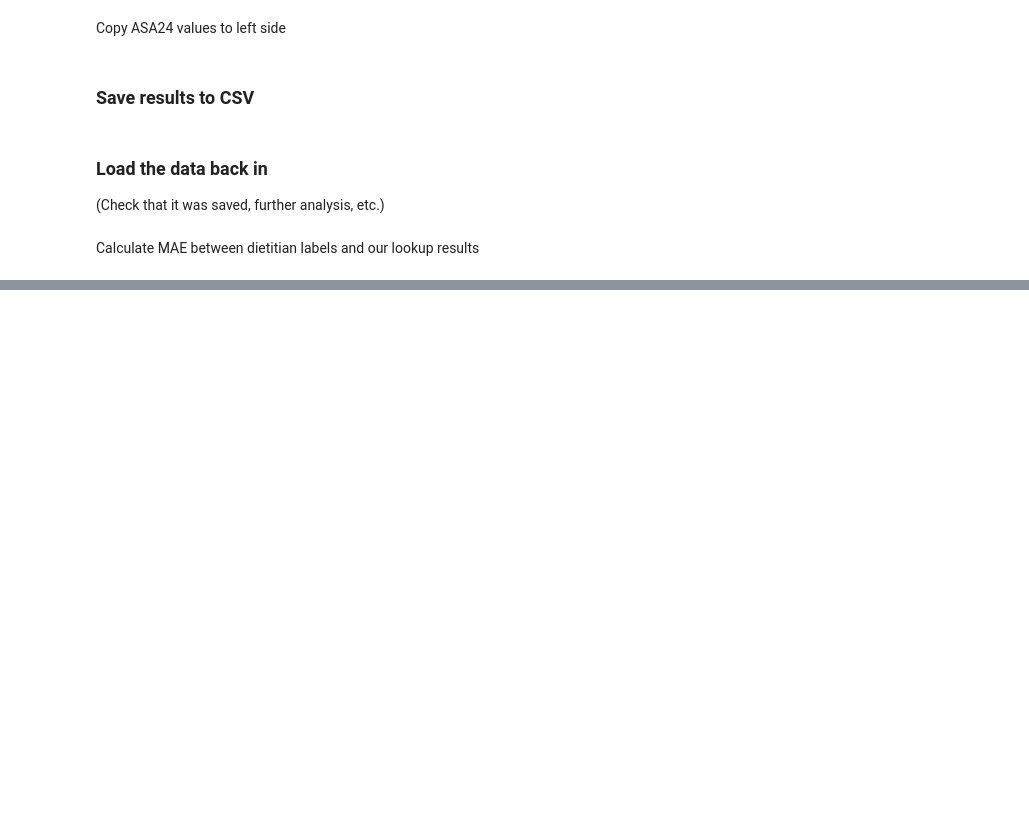
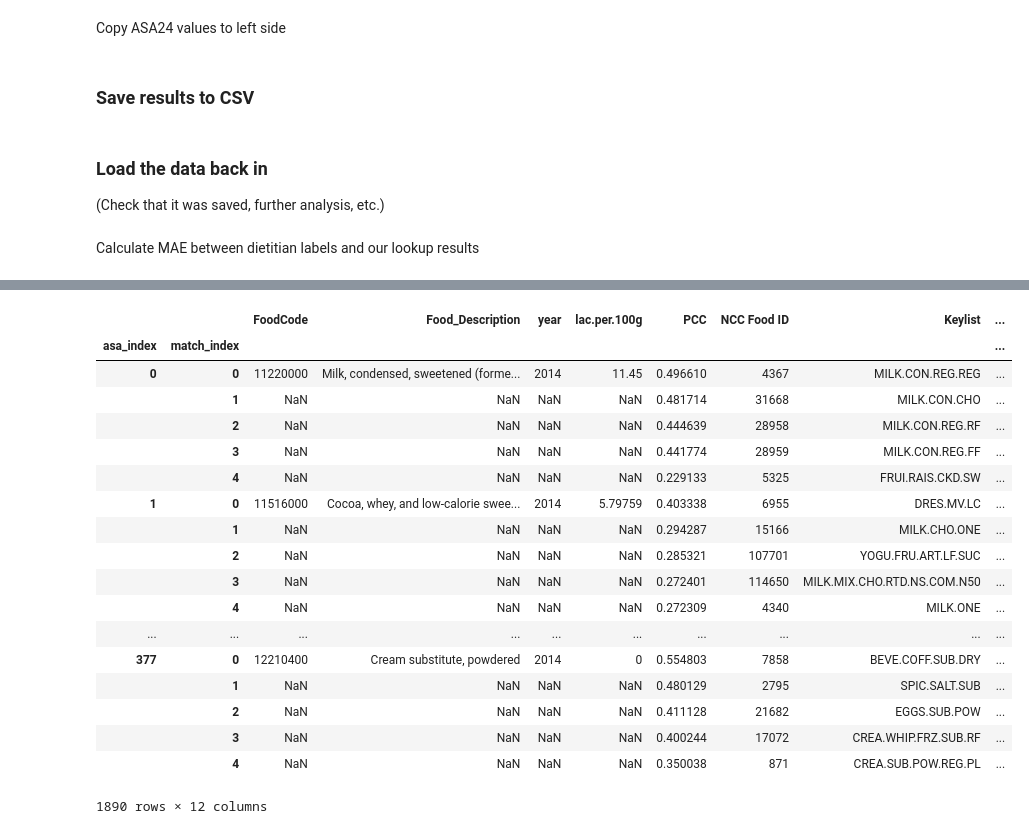
Before and after one commit to IBPA/dairy_matching, a Jupyter notebook: scripts/matching_pcc.ipynb, the cells around one changed output, grey strips where cells are left out. Saved outputs shown, nothing was run; the diff lists cells and outputs as text; code cells hidden in the pictures; blank space fills up the shorter version.

```diff
--- a/scripts/matching_pcc.ipynb
+++ b/scripts/matching_pcc.ipynb
@@ -373,3 +350,25 @@ def plot_results(actual,pred):
+# %%
+results_top_desc_only
+# %% [output]
+|  |  | FoodCode | Food_Description | year | lac.per.100g | PCC | NCC Food ID | Keylist | ... |
+| asa_index | match_index |  |  |  |  |  |  |  | ... |
+| 0 | 0 | 11220000 | Milk, condensed, sweetened (forme... | 2014 | 11.45 | 0.496610 | 4367 | MILK.CON.REG.REG | ... |
+|  | 1 | NaN | NaN | NaN | NaN | 0.481714 | 31668 | MILK.CON.CHO | ... |
+|  | 2 | NaN | NaN | NaN | NaN | 0.444639 | 28958 | MILK.CON.REG.RF | ... |
+|  | 3 | NaN | NaN | NaN | NaN | 0.441774 | 28959 | MILK.CON.REG.FF | ... |
+|  | 4 | NaN | NaN | NaN | NaN | 0.229133 | 5325 | FRUI.RAIS.CKD.SW | ... |
+| 1 | 0 | 11516000 | Cocoa, whey, and low-calorie swee... | 2014 | 5.79759 | 0.403338 | 6955 | DRES.MV.LC | ... |
+|  | 1 | NaN | NaN | NaN | NaN | 0.294287 | 15166 | MILK.CHO.ONE | ... |
+|  | 2 | NaN | NaN | NaN | NaN | 0.285321 | 107701 | YOGU.FRU.ART.LF.SUC | ... |
+|  | 3 | NaN | NaN | NaN | NaN | 0.272401 | 114650 | MILK.MIX.CHO.RTD.NS.COM.N50 | ... |
+|  | 4 | NaN | NaN | NaN | NaN | 0.272309 | 4340 | MILK.ONE | ... |
+| ... | ... | ... | ... | ... | ... | ... | ... | ... | ... |
+| 377 | 0 | 12210400 | Cream substitute, powdered | 2014 | 0 | 0.554803 | 7858 | BEVE.COFF.SUB.DRY | ... |
+|  | 1 | NaN | NaN | NaN | NaN | 0.480129 | 2795 | SPIC.SALT.SUB | ... |
+|  | 2 | NaN | NaN | NaN | NaN | 0.411128 | 21682 | EGGS.SUB.POW | ... |
+|  | 3 | NaN | NaN | NaN | NaN | 0.400244 | 17072 | CREA.WHIP.FRZ.SUB.RF | ... |
+|  | 4 | NaN | NaN | NaN | NaN | 0.350038 | 871 | CREA.SUB.POW.REG.PL | ... |
+1890 rows × 12 columns
 # %%
 plot_results(labeled_lactose_first,lookup_lactose_first)
 # %% [output]
```
Also changed, not shown: parts of 18 cells of this notebook.
